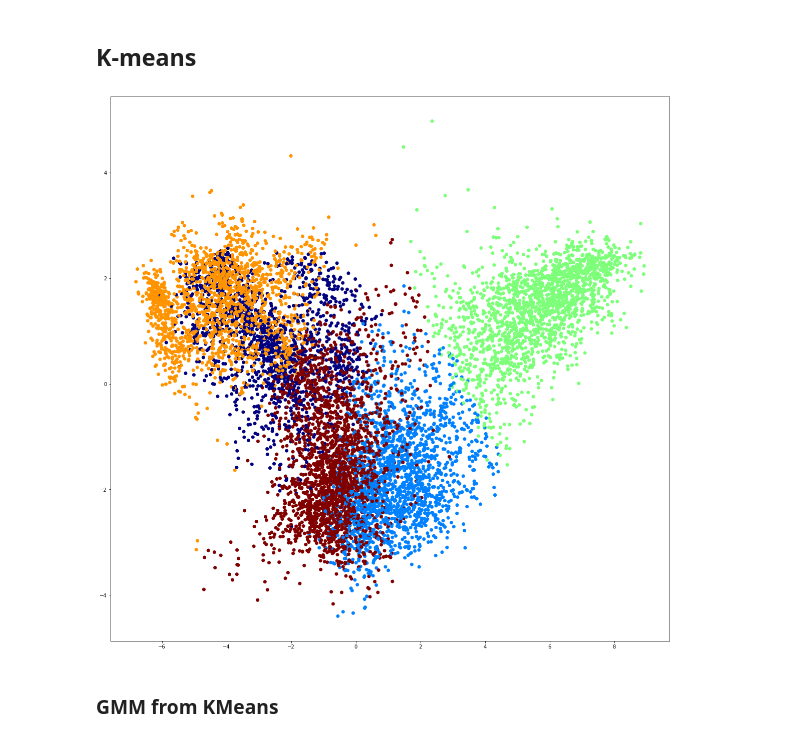
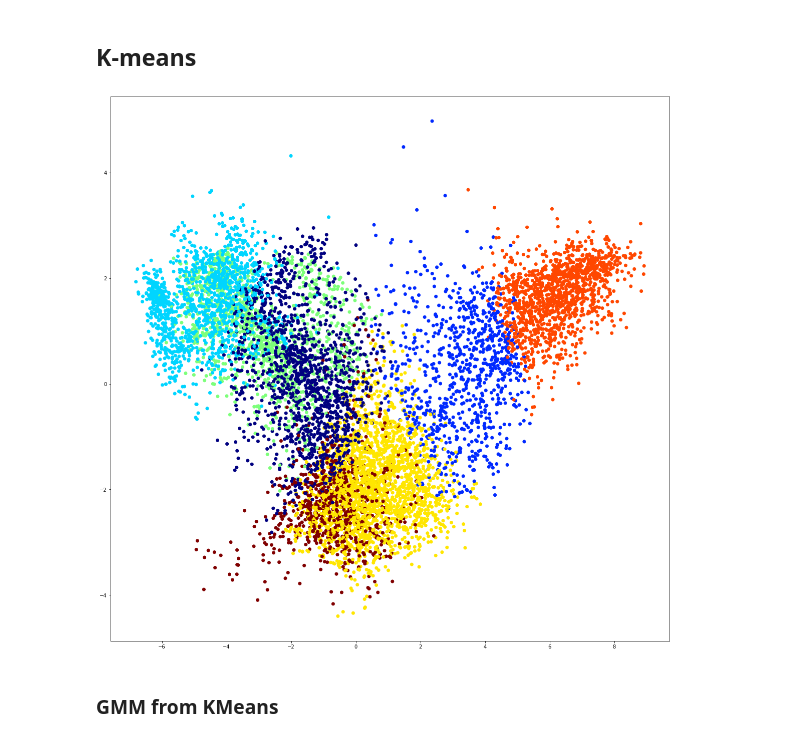
Before and after one commit to luispereda555/recognizing-spoken-digits, a Jupyter notebook: Recognizing Spoken Digits.ipynb, the cells around one changed output. Drawn from its saved outputs; the diff is of its cells as text; code cells hidden in the pictures.

```diff
--- a/Recognizing Spoken Digits.ipynb
+++ b/Recognizing Spoken Digits.ipynb
@@ -184,9 +184,9 @@ def findAndPlotKmeans(arr, digit, clusters):
     plt.scatter(pca_data[:, 0], pca_data[:, 1], c = labels, cmap='jet')
     return kmeans
 # %%
-kmeans = findAndPlotKmeans(Digits, 2, 5)
+kmeans = findAndPlotKmeans(Digits, 2, 7)
 # %% [output]
-[figure, old version]
+[figure, new version]
 # %% [markdown]
 ### GMM from KMeans
 # %%
```
Also changed, not shown: 3 other files.
